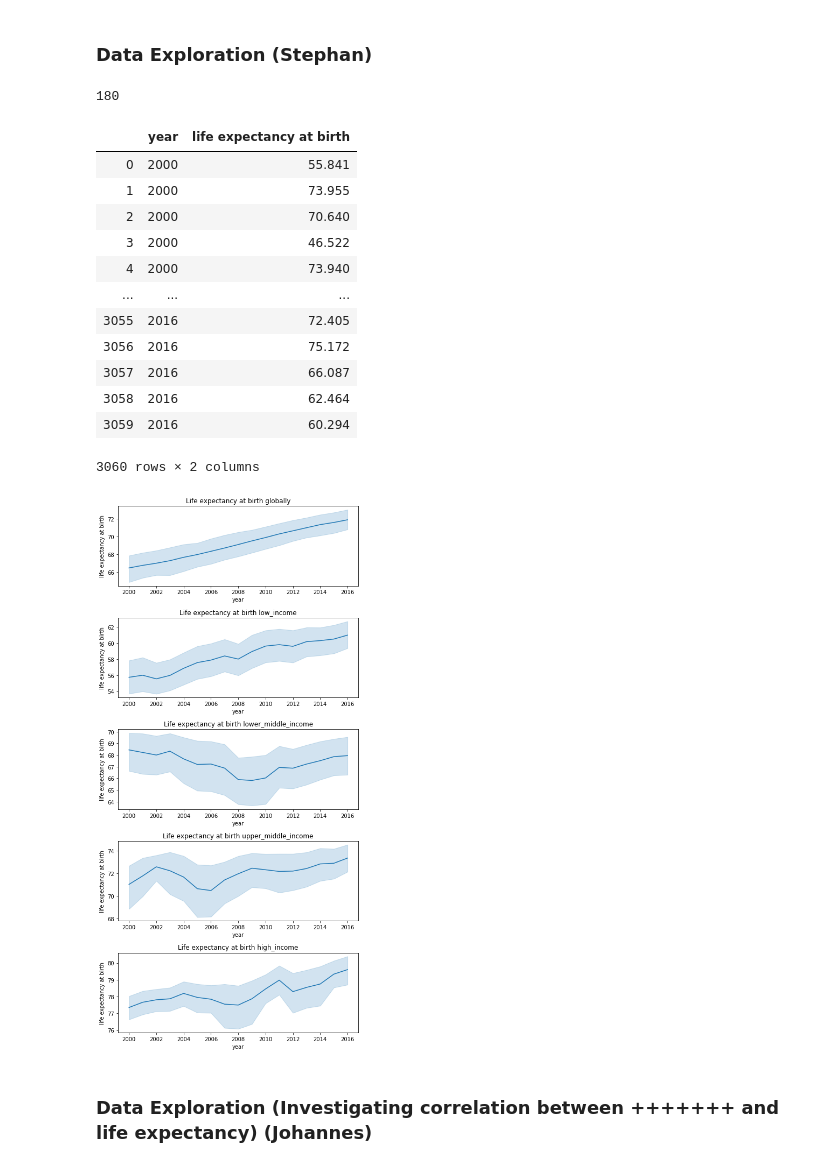
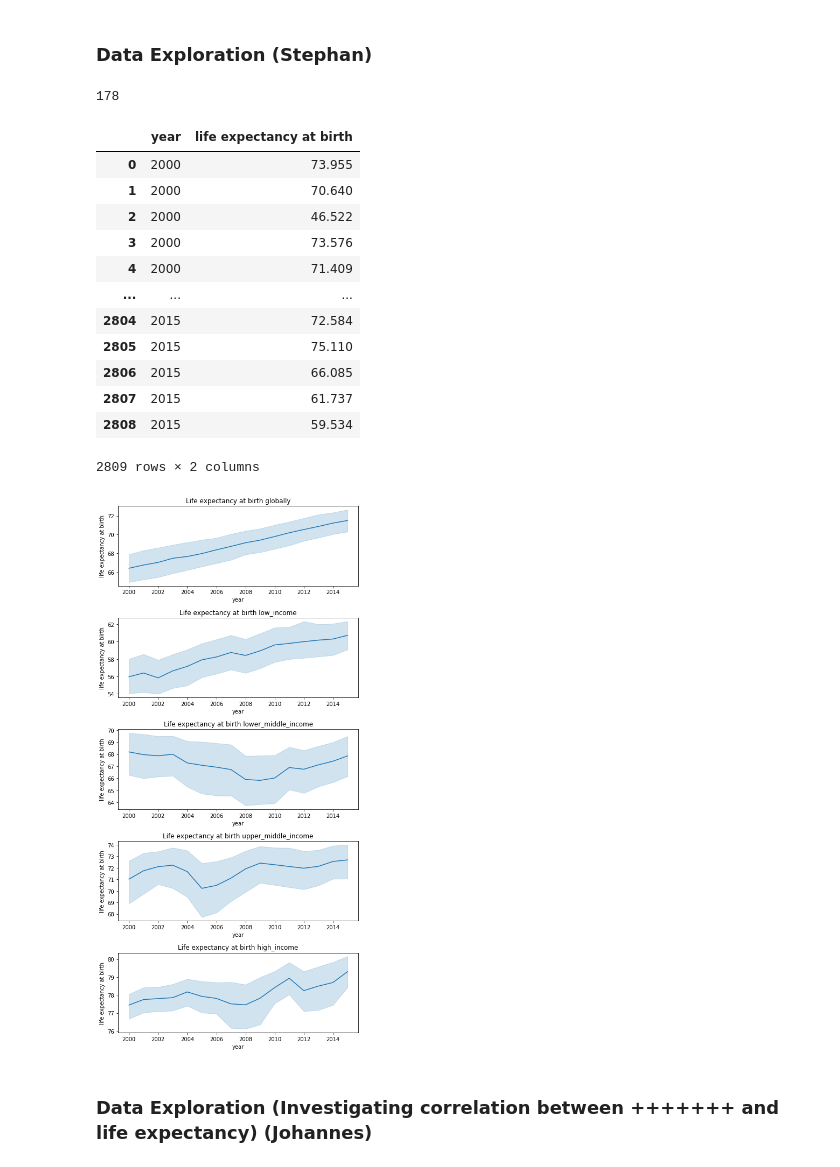
Before and after one commit to MarouaJaoua/DataStewardship1, a Jupyter notebook: data_merge.ipynb, the cells around one changed output. Cells and saved outputs as stored; diff of their text form; code cells hidden in the pictures.

Commit message:
minor Changes, corr-plot, models

```diff
--- a/data_merge.ipynb
+++ b/data_merge.ipynb
@@ -447,3 +454,9 @@ The columns to delete are research_and_development expenditure_per_gdp, nurses a
 def delete_column_high_nan(data_cleaned):
     return data_cleaned.drop(columns_to_delete, axis=1)
 data_cleaned = delete_column_high_nan(data_cleaned)
+# %%
+def delete_rows_with_high_nan(data_cleaned):
+    return data_cleaned[data_cleaned.isnull().sum(axis=1) < len(data_cleaned.columns) * 0.25]
+data_cleaned.shape
+data_cleaned = delete_rows_with_high_nan(data_cleaned)
+data_cleaned.shape
@@ -521,6 +536,15 @@ sns.catplot(data=data_cleaned.loc[:, data_cleaned.columns != \
 # %% [markdown]
 ### Data Imputation
 # %%
+imp_mice = IterativeImputer(random_state=42 )
+
+data_imputed = data_cleaned
+data_imputed[data_imputed.columns] = imp_mice.fit_transform(data_cleaned)
+
+print('Do any more null values exist? Answer:' + str( data_imputed.isnull().values.any() ) )
+
+
+
 # separate country into group by income according to worldbank method
 #https://datahelpdesk.worldbank.org/knowledgebase/articles/906519-world-bank-country-and-lending-groups
 incomegroups = pd.read_csv("income_groups.csv")
@@ -538,5 +562,5 @@ def group_country_by_income(x, limit_list):
         return np.NaN
 
 for year in range(2000, 2017):
-    selection_vector = data_cleaned.index.get_level_values("year") == year
-    data_cleaned.loc[selection_vector, "income_group"] = data_cleaned.loc[selection_vector, "gni_per_capita"].apply(group_country_by_income, limit_list=incomegroups[str(year)].tolist())
+    selection_vector = data_imputed.index.get_level_values("year") == year
+    data_imputed.loc[selection_vector, "income_group"] = data_cleaned.loc[selection_vector, "gni_per_capita"].apply(group_country_by_income, limit_list=incomegroups[str(year)].tolist())
@@ -560,3 +586,6 @@ data_cleaned.loc[:, ["life expectancy at birth", "gni_per_capita", "income_group
+# %%
+#PREPROCESSING DONE
+data_final = data_imputed
 # %% [markdown]
 ### Data Exploration (Maroua)
 # %% [markdown]
@@ -576,42 +605,42 @@ data_grouped[['Life expectancy at birth (Female)']].plot(figsize=(20,10), linewi
 # %% [markdown]
 ### Data Exploration (Stephan)
 # %%
-country_list = set(data_cleaned.index.get_level_values("country_name").tolist())
+country_list = set(data_final.index.get_level_values("country_name").tolist())
 # make sure every country has a life expectancy of the last 17 years
-#data_cleaned["life expectancy at birth"].count()/len(country_list)
+#data_final["life expectancy at birth"].count()/len(country_list)
 len(country_list)
 # %% [output]
-180
+178
 # %%
-life_exp = data_cleaned.reset_index(level="country_name",drop=True).reset_index().loc[:, ["year", "life expectancy at birth"]]
+life_exp = data_final.reset_index(level="country_name",drop=True).reset_index().loc[:, ["year", "life expectancy at birth"]]
 life_exp
 # %% [output]
 |  | year | life expectancy at birth |
-| 0 | 2000 | 55.841 |
-| 1 | 2000 | 73.955 |
-| 2 | 2000 | 70.640 |
-| 3 | 2000 | 46.522 |
-| 4 | 2000 | 73.940 |
+| 0 | 2000 | 73.955 |
+| 1 | 2000 | 70.640 |
+| 2 | 2000 | 46.522 |
+| 3 | 2000 | 73.576 |
+| 4 | 2000 | 71.409 |
 | ... | ... | ... |
-| 3055 | 2016 | 72.405 |
-| 3056 | 2016 | 75.172 |
-| 3057 | 2016 | 66.087 |
-| 3058 | 2016 | 62.464 |
-| 3059 | 2016 | 60.294 |
+| 2804 | 2015 | 72.584 |
+| 2805 | 2015 | 75.110 |
+| 2806 | 2015 | 66.085 |
+| 2807 | 2015 | 61.737 |
+| 2808 | 2015 | 59.534 |
-3060 rows × 2 columns
+2809 rows × 2 columns
 # %%
 fig, ax = plt.subplots(5, 1, figsize=(8, 18))
 plt.subplots_adjust(hspace = 0.4, wspace=1.0)
 
 sns.lineplot(x="year", y="life expectancy at birth", data=life_exp, ci=95, ax=ax[0])
 ax[0].set(title="Life expectancy at birth globally")
 
 for index, group in enumerate(incomegroups["income_group"].tolist()):
-    life_exp_group = data_cleaned.reset_index(level="country_name",drop=True).reset_index()
+    life_exp_group = data_final.reset_index(level="country_name",drop=True).reset_index()
     life_exp_group = life_exp_group.loc[life_exp_group["income_group"] == group, ["year", "life expectancy at birth"]]
     sns.lineplot(x="year", y="life expectancy at birth", data=life_exp_group, ci=95, ax=ax[index+1])
     ax[index+1].set(title="Life expectancy at birth " + group)
 # %% [output]
-[figure, old version]
+[figure, new version]
 # %% [markdown]
 ### Data Exploration (Investigating correlation between +++++++ and life expectancy) (Johannes)
```
Also changed, not shown: parts of 19 cells of this notebook.
